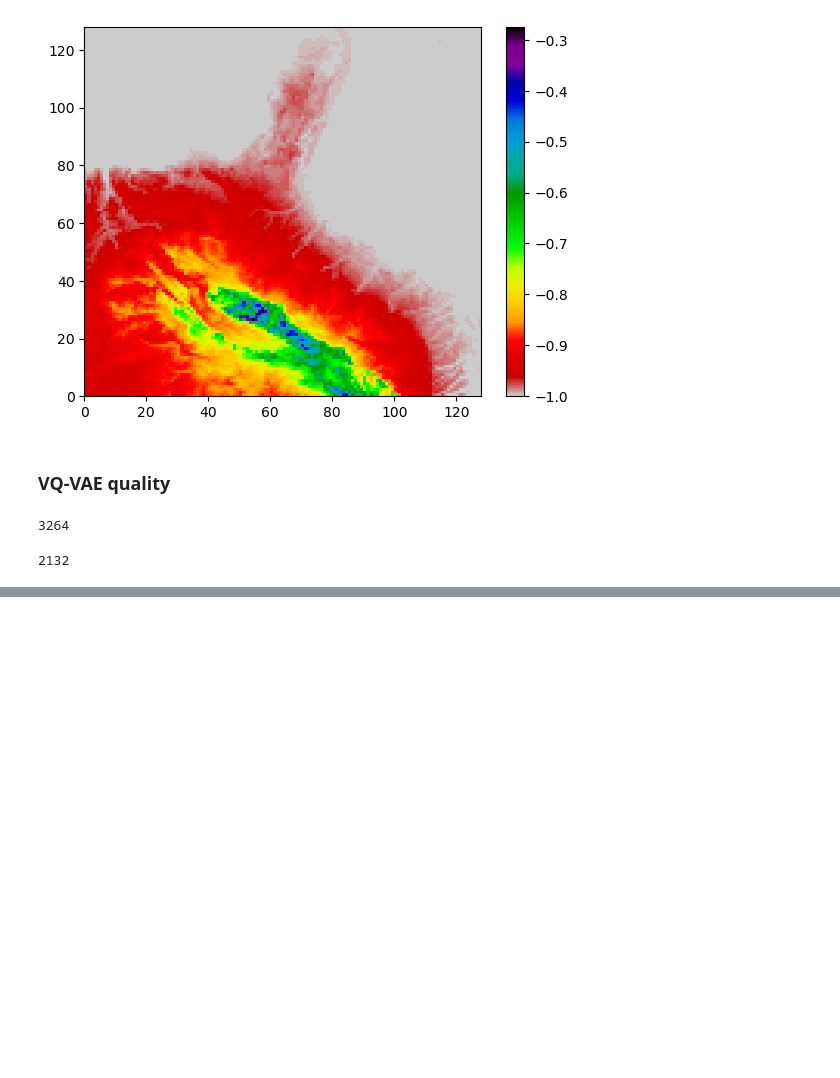
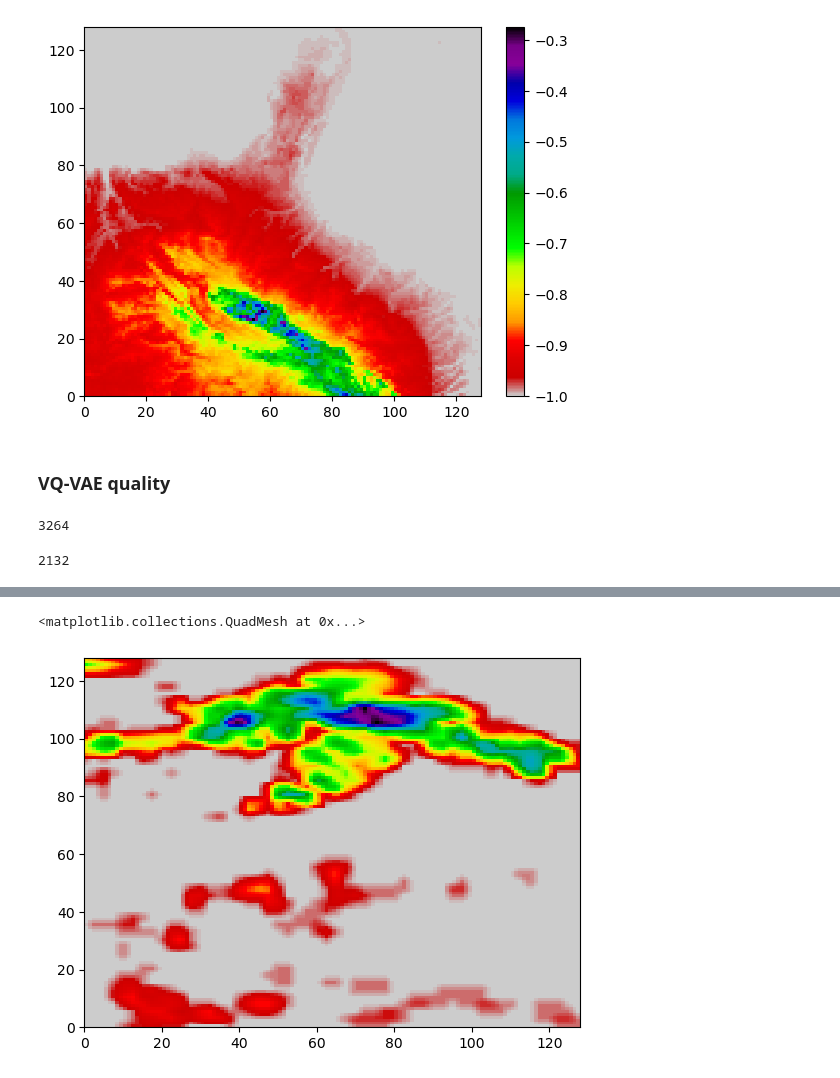
Before and after one commit to yingkaisha/MRMS_diffusion_bridge, a Jupyter notebook: DATA04_bebugging_and_batch_quality_check.ipynb, the cells around one changed output, grey strips where cells are left out. Saved outputs shown, nothing was run; the diff lists cells and outputs as text; code cells hidden in the pictures; blank space fills up the shorter version.

```diff
--- a/DATA04_bebugging_and_batch_quality_check.ipynb
+++ b/DATA04_bebugging_and_batch_quality_check.ipynb
@@ -128,0 +136,5 @@ np.quantile(np.abs(Y_valid).ravel(), 0.999)
+# %%
+plt.pcolormesh(temp_data['data'][0, ..., 0], cmap=plt.cm.nipy_spectral_r)
+# %% [output]
+<matplotlib.collections.QuadMesh at 0x...>
+[figure, added]
```
Also changed, not shown: parts of 10 cells of this notebook, 32 other files.
